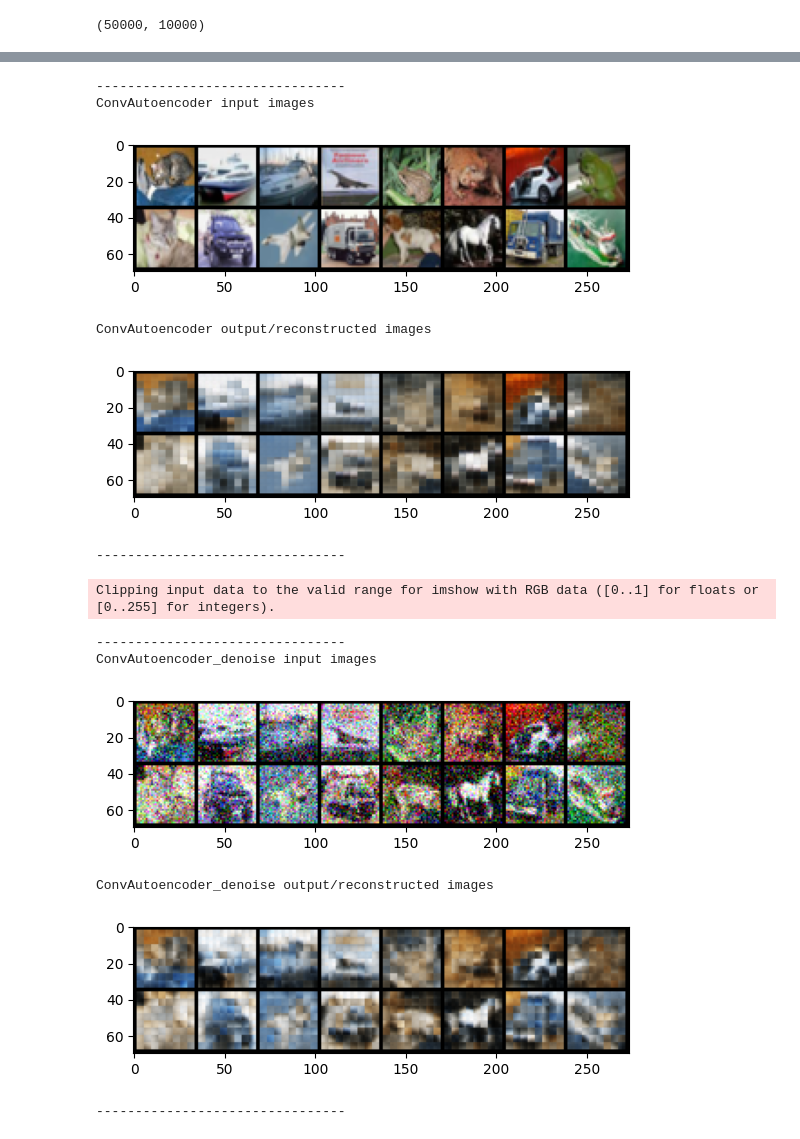
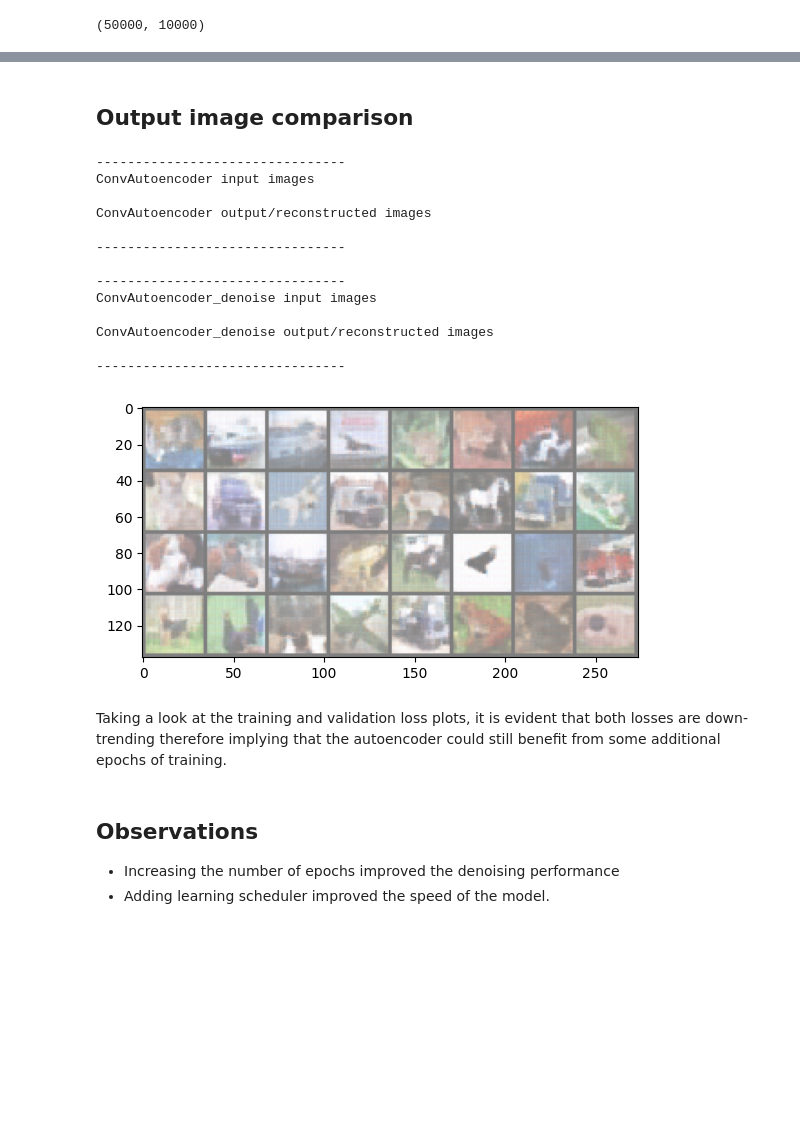
Before and after one commit to ShrikanthX/AIM_ASE_project, a Jupyter notebook: Image_denoiser.ipynb, the cells around one changed output, grey strips where cells are left out. Cells and saved outputs as stored; diff of their text form; code cells hidden in the pictures; blank space fills up the shorter version.

```diff
--- a/Image_denoiser.ipynb
+++ b/Image_denoiser.ipynb
@@ -199,25 +216,0 @@ def plot_metrics(index, model_name, train_loss, val_loss):
-# %%
-#Define the Convolutional Autoencoder
-class ConvAutoencoder(nn.Module):
-    def __init__(self):
-        super(ConvAutoencoder, self).__init__()
-
-        #Encoder
-        self.conv1 = nn.Conv2d(3, 16, 3, padding=1)
-        self.conv2 = nn.Conv2d(16, 4, 3, padding=1)
-        self.pool = nn.MaxPool2d(2, 2)
-
-        #Decoder
-        self.t_conv1 = nn.ConvTranspose2d(4, 16, 2, stride=2)
-        self.t_conv2 = nn.ConvTranspose2d(16, 3, 2, stride=2)
-
-
-    def forward(self, x):
-        x = F.relu(self.conv1(x))
-        x = self.pool(x)
-        x = F.relu(self.conv2(x))
-        x = self.pool(x)
-        x = F.relu(self.t_conv1(x))
-        x = F.sigmoid(self.t_conv2(x))
-
-        return x
@@ -233,13 +267,13 @@ for idx in range(runs):
   if idx == 0:
     model = ConvAutoencoder()
     model_name = 'ConvAutoencoder'
-    train_load = trainloader
-    test_load = testloader
+    train_load = train_dl
+    test_load = test_dl
   elif idx == 1:
     model = ConvAutoencoder()
     model_name = 'ConvAutoencoder_denoise'
-    train_load = trainloader_noisy
-    test_load = testloader_noisy
+    train_load = train_dl_noisy
+    test_load = test_dl_noisy
 
   print('Training model: ', model_name)
 #   print(model)
@@ -305,6 +340,6 @@ ConvAutoencoder_denoise model total training-validation time: 7.328980608781179
+# %% [markdown]
+## Output image comparison
 # %%
-#  Image comparison after denoising.
-
 runs = 2
 
 for idx in range(runs):
@@ -312,49 +347,56 @@ for idx in range(runs):
     model = ConvAutoencoder()
     model.load_state_dict(torch.load('ConvAutoencoder.pt'))
     model_name = 'ConvAutoencoder'
-    test_load = DataLoader(testset, batch_size=16,
+    test_load = DataLoader(test_ds, batch_size=16,
                                          shuffle=False, num_workers=n_cpus,pin_memory=True)
   elif idx == 1:
     model = ConvAutoencoder()
     model.load_state_dict(torch.load('ConvAutoencoder_denoise.pt'))
     model_name = 'ConvAutoencoder_denoise'
-    test_load = DataLoader(testset_noisy, batch_size=16,
+    test_load = DataLoader(test_ds_noisy, batch_size=16,
                                          shuffle=False, num_workers=n_cpus,pin_memory=True)
 
-  dataiter = iter(test_load)
+  dataiter = iter(test_dl)
   images, _ = next(dataiter)
 
   model.eval()
   model.to(device)
 
   images = images.to(device)
 
   # Get predictions from model
   y_pred = model(images)
 
   print('--------------------------------')
   print(model_name, 'input images\n')
 
   # Print ground truth images
   imshow(torchvision.utils.make_grid(images.cpu()))
 
   print(model_name, 'output/reconstructed images\n')
 
   # Print predicted/reconstructed images
   imshow(torchvision.utils.make_grid(y_pred.cpu()))
 
   print('--------------------------------\n')
 # %% [output]
 --------------------------------
 ConvAutoencoder input images
+
+ConvAutoencoder output/reconstructed images
+
+--------------------------------
+
+--------------------------------
+ConvAutoencoder_denoise input images
+
+ConvAutoencoder_denoise output/reconstructed images
+
+--------------------------------
-[figure, old version]
+[figure, new version]
-ConvAutoencoder output/reconstructed images
-[figure, removed]
---------------------------------
-Clipping input data to the valid range for imshow with RGB data ([0..1] for floats or [0..255] for integers).
---------------------------------
-ConvAutoencoder_denoise input images
-[figure, removed]
-ConvAutoencoder_denoise output/reconstructed images
-[figure, removed]
---------------------------------
+# %% [markdown]
+Taking a look at the training and validation loss plots, it is evident that both losses are down-trending therefore implying that the autoencoder could still benefit from some additional epochs of training.
+# %% [markdown]
+## Observations
+*	Increasing the number of epochs improved the denoising performance
+*	Adding learning scheduler improved the speed of the model.
```
Also changed, not shown: parts of 21 cells of this notebook, 2 other files.
